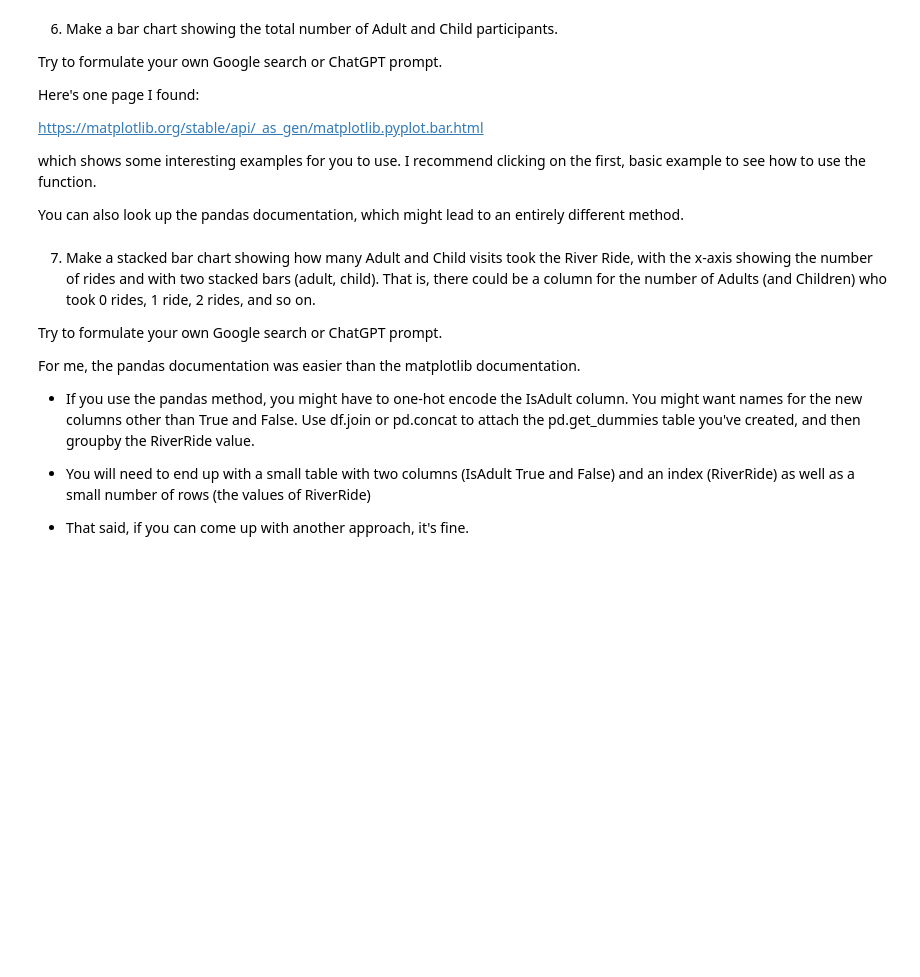
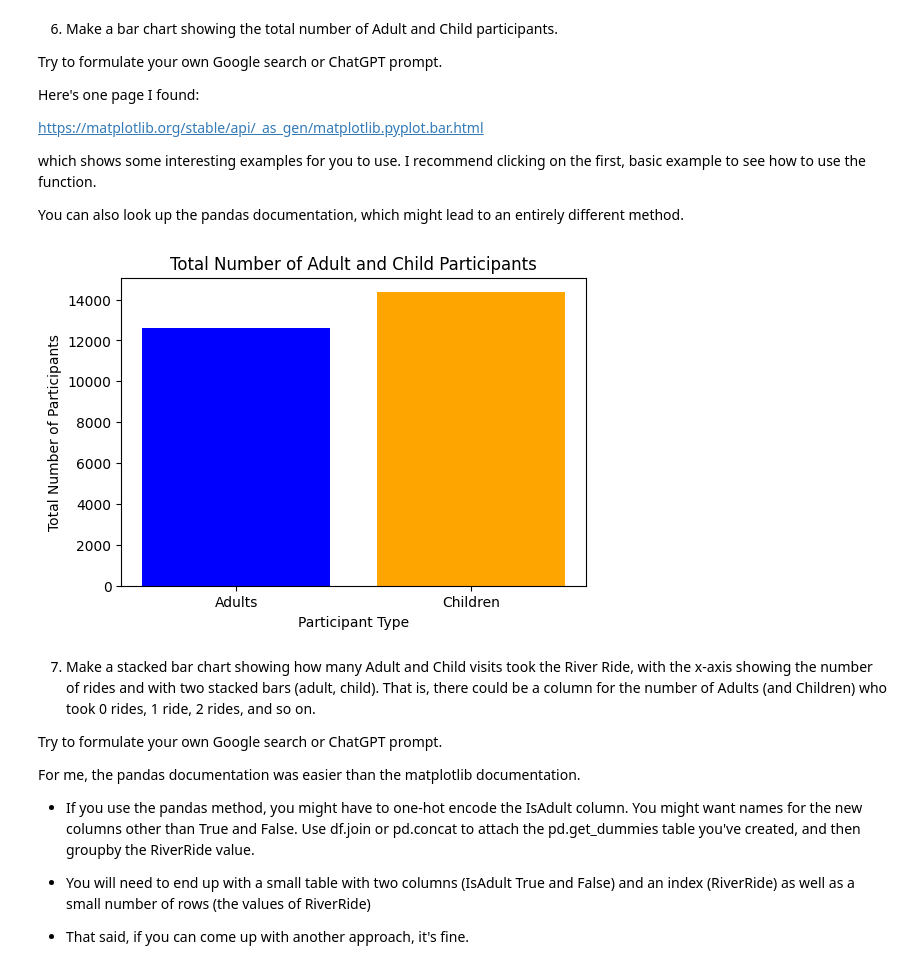
Before and after one commit to bu-sohan/AI-for-Leaders-Spring-2025, a Jupyter notebook: Week3.ipynb, the cells around one changed output. Saved outputs shown, nothing was run; the diff lists cells and outputs as text; code cells hidden in the pictures; blank space fills up the shorter version.

```diff
--- a/Week3.ipynb
+++ b/Week3.ipynb
@@ -226,6 +310,29 @@ https://matplotlib.org/stable/api/_as_gen/matplotlib.pyplot.bar.html
 which shows some interesting examples for you to use.  I recommend clicking on the first, basic example to see how to use the function.
 
 You can also look up the pandas documentation, which might lead to an entirely different method.
+# %%
+import matplotlib.pyplot as plt
+
+# Calculate total participants per day
+df["TotalParticipants"] = df["MartianRide"] + df["TeacupRide"] + df["RiverRide"]
+
+# Compute total Adult and Child counts
+df["TotalAdults"] = df["IsAdult"] * df["TotalParticipants"]
+df["TotalChildren"] = (1 - df["IsAdult"]) * df["TotalParticipants"]
+
+# Sum across all days
+total_adults = df["TotalAdults"].sum()
+total_children = df["TotalChildren"].sum()
+
+# Plot bar chart
+plt.figure(figsize=(6, 4))
+plt.bar(["Adults", "Children"], [total_adults, total_children], color=["blue", "orange"])
+plt.xlabel("Participant Type")
+plt.ylabel("Total Number of Participants")
+plt.title("Total Number of Adult and Child Participants")
+plt.show()
+# %% [output]
+[figure, added]
 # %% [markdown]
 7. Make a stacked bar chart showing how many Adult and Child visits took the River Ride, with the x-axis showing the number of rides and with two stacked bars (adult, child).  That is, there could be a column for the number of Adults (and Children) who took 0 rides, 1 ride, 2 rides, and so on.
 
```
Also changed, not shown: parts of 8 cells of this notebook.
